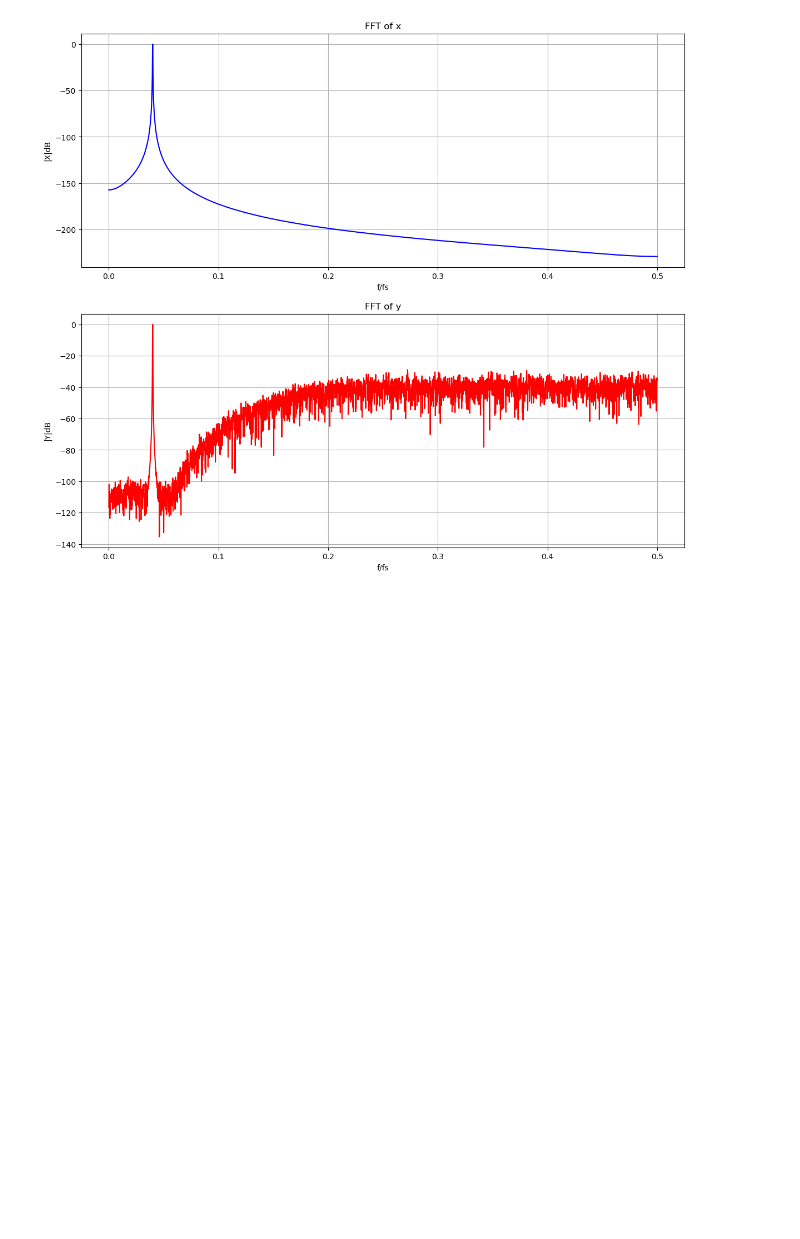
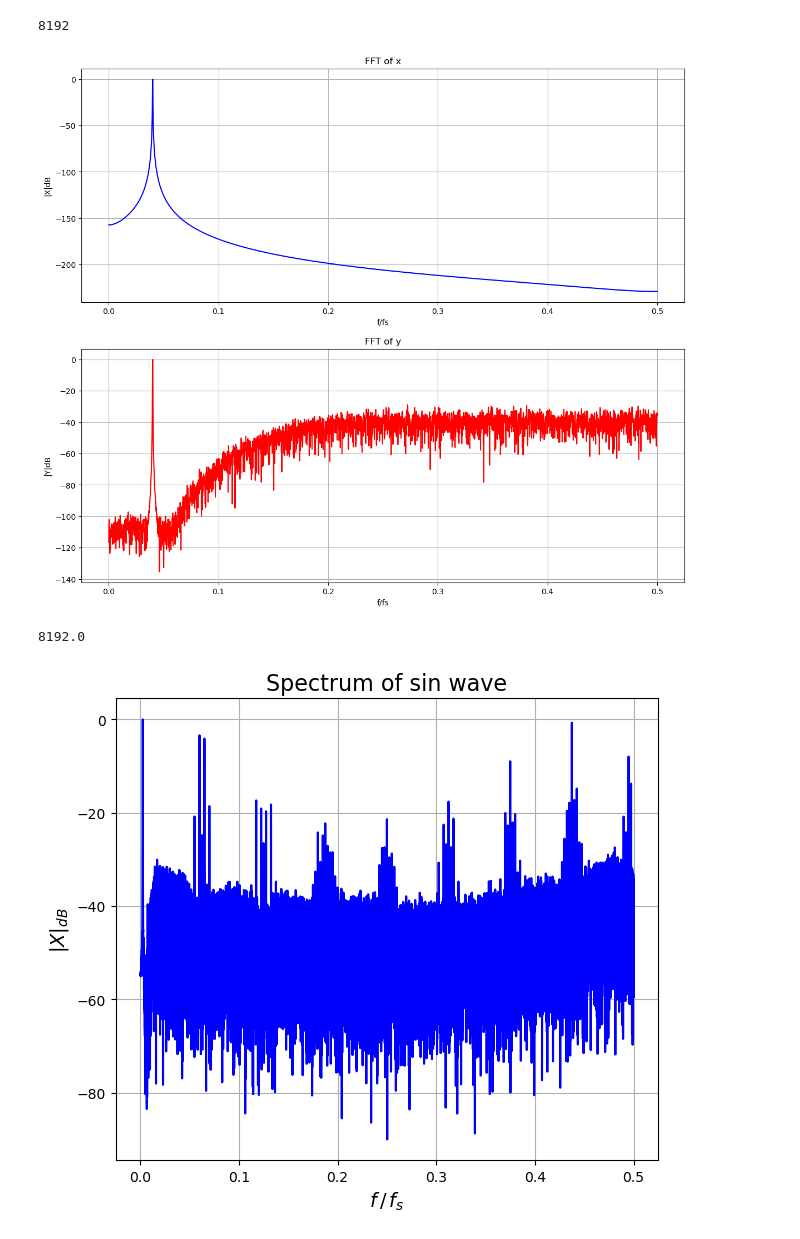
Before and after one commit to urosminoski/All-Digital-RF-Transmitter-in-FPGA-master-, a Jupyter notebook: sim/v1.5/python/Untitled.ipynb, the cells around one changed output. Saved outputs shown, nothing was run; the diff lists cells and outputs as text; code cells hidden in the pictures; blank space fills up the shorter version.

Commit message:
There is a problem with LUTs and paralel to serial converter!

```diff
--- a/sim/v1.5/python/Untitled.ipynb
+++ b/sim/v1.5/python/Untitled.ipynb
@@ -12,6 +12,7 @@ x_win = x*w
 y_win = y*w
 
 N = len(x)
+print(N)
 
 XdB = 20*np.log10(np.abs(np.fft.fftshift(np.fft.fft(x_win))))[N//2:]
 YdB = 20*np.log10(np.abs(np.fft.fftshift(np.fft.fft(y_win))))[N//2:]
@@ -38,4 +39,31 @@ plt.ylabel('|Y|dB')
 plt.grid()
 plt.show();
 # %% [output]
+8192
 [figure]
+# %%
+y_serial = np.loadtxt('../data/sinData_serialData.txt')
+
+w = signal.hann(len(y_serial), False)
+y_serial_win = y_serial*w
+
+N = len(y_serial)
+print(N/16)
+
+YsdB = 20*np.log10(np.abs(np.fft.fftshift(np.fft.fft(y_serial))))[N//2:]
+
+freqs = (np.arange(N) / N - 0.5)[N//2:]
+# Plotting
+plt.figure(figsize=(7, 6))
+
+# First subplot for XdB
+# plt.subplot(2, 1, 1)  # 2 rows, 1 column, subplot 1
+plt.plot(freqs, YsdB-np.max(YsdB), label='XdB', color='blue')
+# plt.plot([0.5/OSR, 0.5/OSR], [np.min(XdB-np.max(XdB)), np.max(XdB-np.max(XdB))], '--k', linewidth=1)
+plt.title(r'Spectrum of sin wave', fontsize=16)
+plt.xlabel(r'$f \, / \, f_s$', fontsize=14)
+plt.ylabel(r'$|X|_{dB}$', fontsize=14)
+plt.grid()
+# %% [output]
+8192.0
+[figure, added]
```
Also changed, not shown: parts of 6 cells of this notebook, 22 other files.
